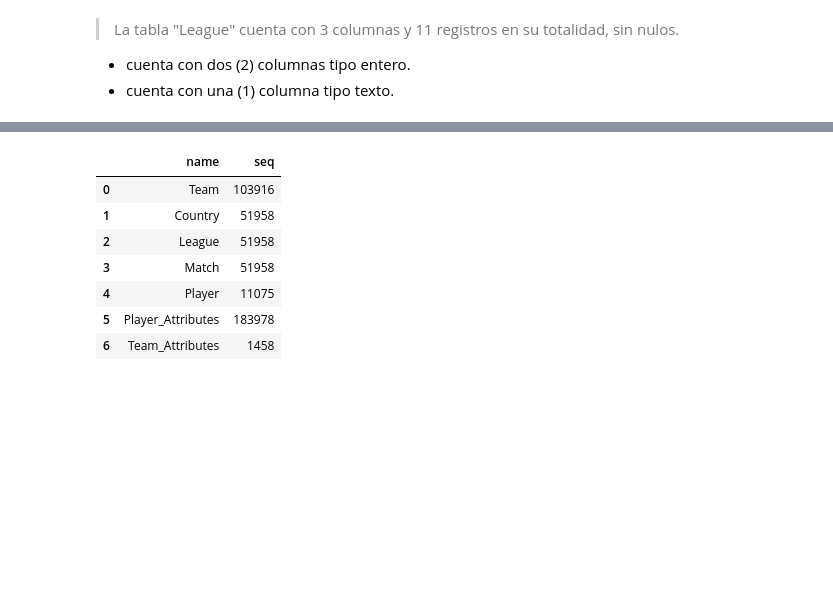
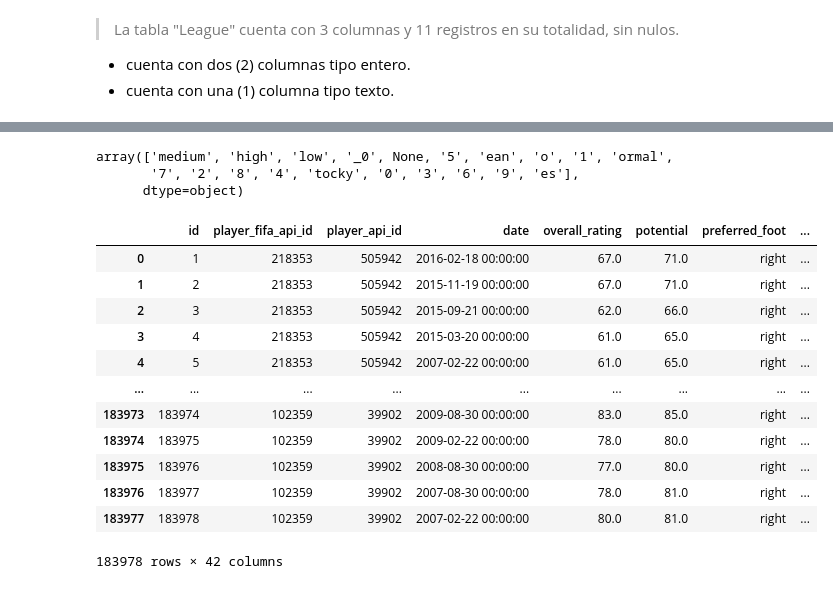
Before and after one commit to rammerbot/mi_casino_test, a Jupyter notebook: mi_casino_test.ipynb, the cells around one changed output, grey strips where cells are left out. Drawn from its saved outputs; the diff is of its cells as text; code cells hidden in the pictures; blank space fills up the shorter version.

Commit message:
feat: Limpieza y transformacion de columna 'Player_Attributes'

```diff
--- a/mi_casino_test.ipynb
+++ b/mi_casino_test.ipynb
@@ -211,11 +372,23 @@ memory usage: 284.9+ KB
+# %%
+# Mostrar los valores unicos en la columna.
+df['Player_Attributes'][column].unique()
+# %% [output]
+array(['medium', 'high', 'low', '_0', None, '5', 'ean', 'o', '1', 'ormal',
+       '7', '2', '8', '4', 'tocky', '0', '3', '6', '9', 'es'],
+      dtype=object)
 # %%
-df['sqlite_sequence']
+df['Player_Attributes']
 # %% [output]
-|  | name | seq |
-| 0 | Team | 103916 |
-| 1 | Country | 51958 |
-| 2 | League | 51958 |
-| 3 | Match | 51958 |
-| 4 | Player | 11075 |
-| 5 | Player_Attributes | 183978 |
-| 6 | Team_Attributes | 1458 |
+|  | id | player_fifa_api_id | player_api_id | date | overall_rating | potential | preferred_foot | ... |
+| 0 | 1 | 218353 | 505942 | 2016-02-18 00:00:00 | 67.0 | 71.0 | right | ... |
+| 1 | 2 | 218353 | 505942 | 2015-11-19 00:00:00 | 67.0 | 71.0 | right | ... |
+| 2 | 3 | 218353 | 505942 | 2015-09-21 00:00:00 | 62.0 | 66.0 | right | ... |
+| 3 | 4 | 218353 | 505942 | 2015-03-20 00:00:00 | 61.0 | 65.0 | right | ... |
+| 4 | 5 | 218353 | 505942 | 2007-02-22 00:00:00 | 61.0 | 65.0 | right | ... |
+| ... | ... | ... | ... | ... | ... | ... | ... | ... |
+| 183973 | 183974 | 102359 | 39902 | 2009-08-30 00:00:00 | 83.0 | 85.0 | right | ... |
+| 183974 | 183975 | 102359 | 39902 | 2009-02-22 00:00:00 | 78.0 | 80.0 | right | ... |
+| 183975 | 183976 | 102359 | 39902 | 2008-08-30 00:00:00 | 77.0 | 80.0 | right | ... |
+| 183976 | 183977 | 102359 | 39902 | 2007-08-30 00:00:00 | 78.0 | 81.0 | right | ... |
+| 183977 | 183978 | 102359 | 39902 | 2007-02-22 00:00:00 | 80.0 | 81.0 | right | ... |
+183978 rows × 42 columns
```
Also changed, not shown: parts of 34 cells of this notebook.
